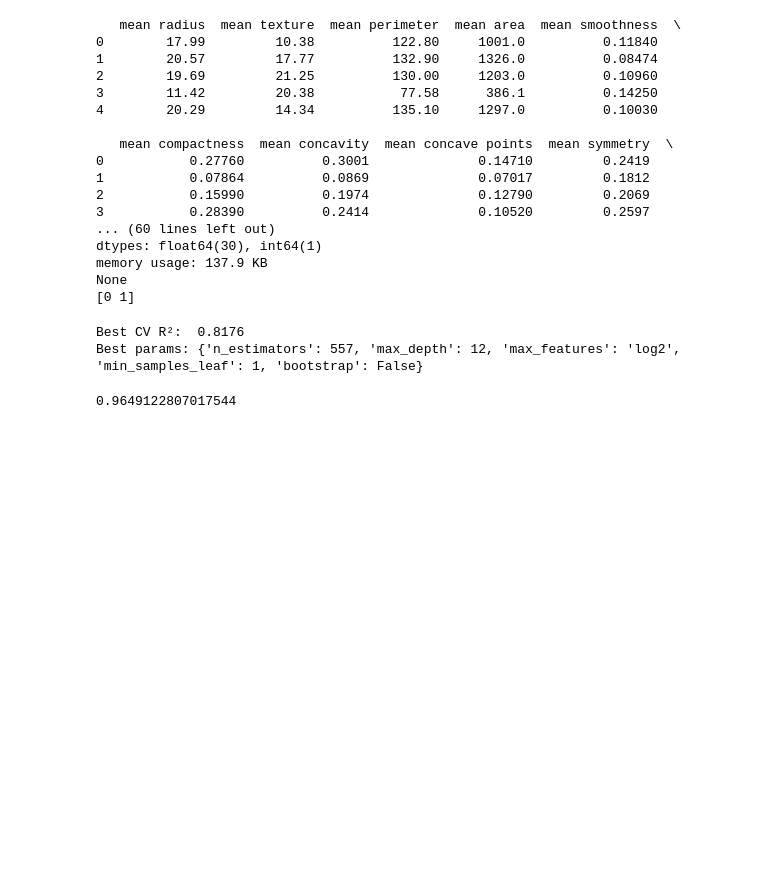
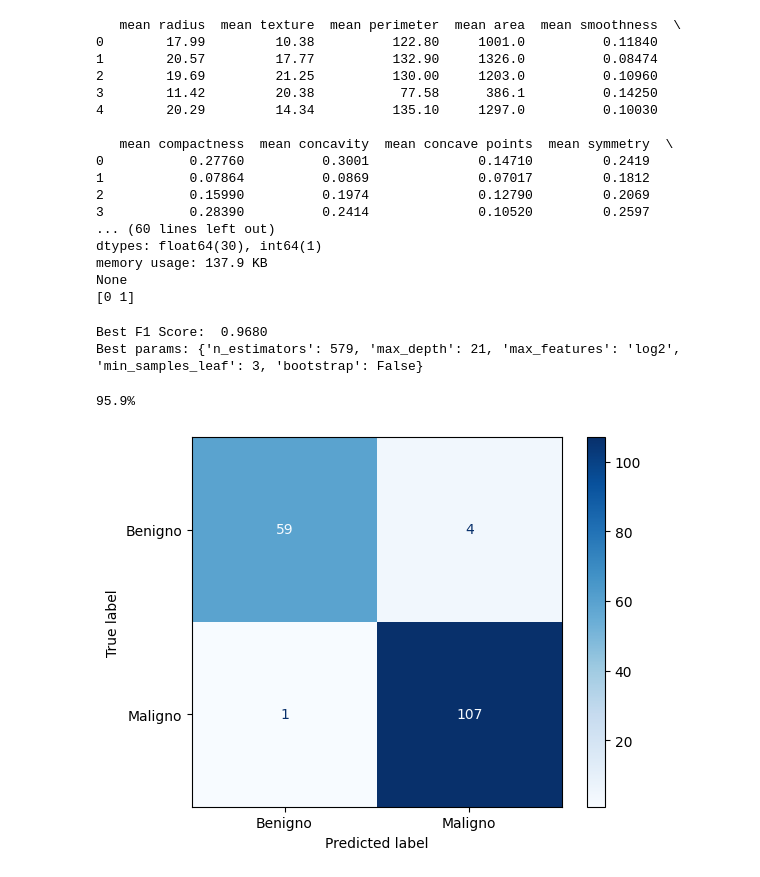
Before and after one commit to Dave02233/CodeAcademy, a Jupyter notebook: 121 - Machine Learning - Optuna XGBoost/sklearn_RandomForest_breast_cancer.ipynb, the cells around one changed output. Drawn from its saved outputs; the diff is of its cells as text; code cells hidden in the pictures; blank space fills up the shorter version.

Commit message:
keggle - sklearn datasets

```diff
--- a/121 - Machine Learning - Optuna XGBoost/sklearn_RandomForest_breast_cancer.ipynb
+++ b/121 - Machine Learning - Optuna XGBoost/sklearn_RandomForest_breast_cancer.ipynb
@@ -57,21 +57,33 @@ def objective(trial):
         'min_samples_leaf': trial.suggest_int('min_samples_leaf', 1, 10),
         'bootstrap':        trial.suggest_categorical('bootstrap', [True, False]),
     }
-    model = RandomForestClassifier(**params, random_state=42, n_jobs=n_jobs)
-    return cross_val_score(model, x_train, y_train, cv=5, scoring='r2').mean()
+    # IMPORTANTE Balcnced sul peso delle classi
+    model = RandomForestClassifier(**params, class_weight='balanced', random_state=42, n_jobs=n_jobs)
+    return cross_val_score(model, x_train, y_train, cv=5, scoring='f1').mean()
 
 study = optuna.create_study(direction='maximize')
 study.optimize(objective, n_trials=50, show_progress_bar=True)
 
-print(f"Best CV R²:  {study.best_value:.4f}")
+print(f"Best F1 Score:  {study.best_value:.4f}")
 print(f"Best params: {study.best_params}")
 # %% [output]
-Best CV R²:  0.8176
-Best params: {'n_estimators': 557, 'max_depth': 12, 'max_features': 'log2', 'min_samples_leaf': 1, 'bootstrap': False}
+Best F1 Score:  0.9680
+Best params: {'n_estimators': 579, 'max_depth': 21, 'max_features': 'log2', 'min_samples_leaf': 3, 'bootstrap': False}
 # %%
+from sklearn.metrics import f1_score
+
 best_model = RandomForestClassifier(**study.best_params, random_state=42, n_jobs=n_jobs)
 best_model.fit(x_train, y_train)
 
-print(best_model.score(x_test, y_test))
+print(f'{f1_score(y_test, best_model.predict(x_test), pos_label=0):.1%}')
 # %% [output]
-0.9649122807017544
+95.9%
+# %%
+from sklearn.metrics import ConfusionMatrixDisplay
+import matplotlib.pyplot as plt
+
+ConfusionMatrixDisplay.from_estimator(best_model, x_test, y_test, display_labels=['Benigno', 'Maligno'], cmap='Blues')
+plt.show()
+plt.close()
+# %% [output]
+[figure, added]
```
Also changed, not shown: parts of 1 cell of this notebook, 4 other files.
